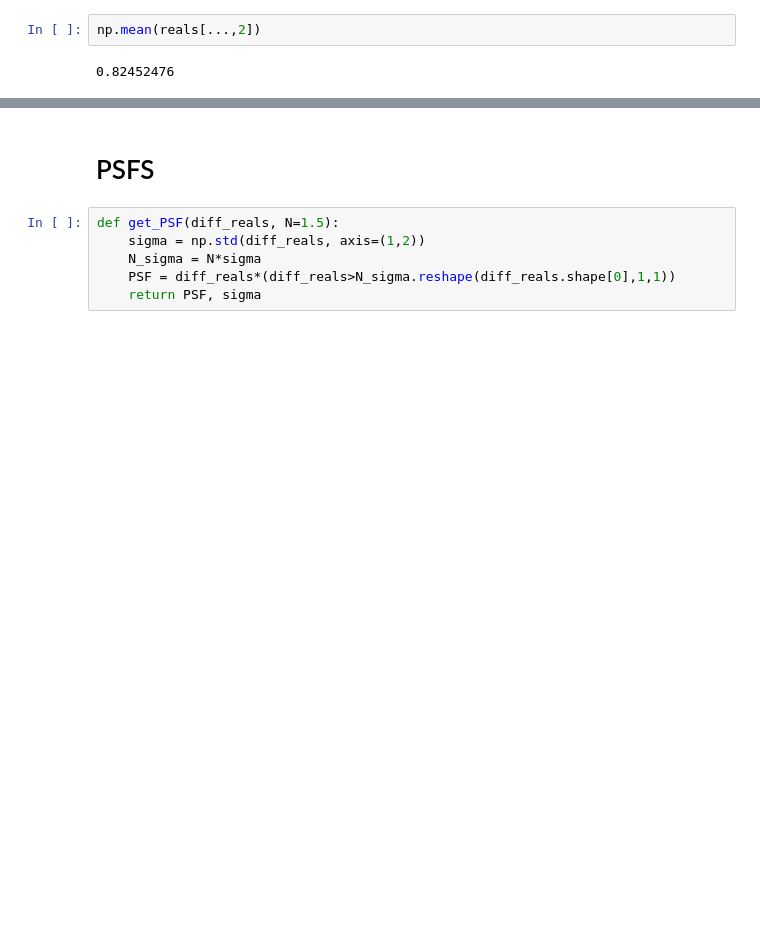
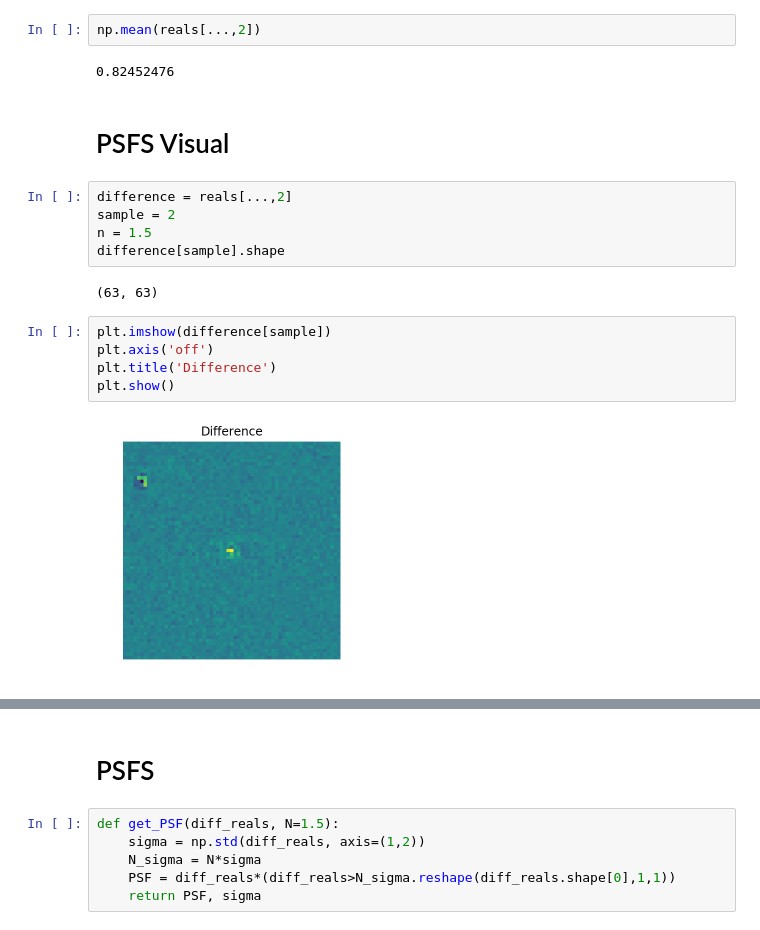
Before and after one commit to ReyesDeJong/ZTFsim, a Jupyter notebook: ZTF_PSF_inspection.ipynb, the cells around one changed output, grey strips where cells are left out. Drawn from its saved outputs; the diff is of its cells as text; blank space fills up the shorter version.

```diff
--- a/ZTF_PSF_inspection.ipynb
+++ b/ZTF_PSF_inspection.ipynb
@@ -149,3 +150,19 @@ np.min(reals)
 np.mean(reals[...,2])
 # %% [output]
 0.82452476
+# %% [markdown]
+# PSFS Visual
+# %%
+difference = reals[...,2]
+sample = 2
+n = 1.5
+difference[sample].shape
+# %% [output]
+(63, 63)
+# %%
+plt.imshow(difference[sample])
+plt.axis('off')
+plt.title('Difference')
+plt.show()
+# %% [output]
+[figure, added]
```
Also changed, not shown: parts of 31 cells of this notebook.
